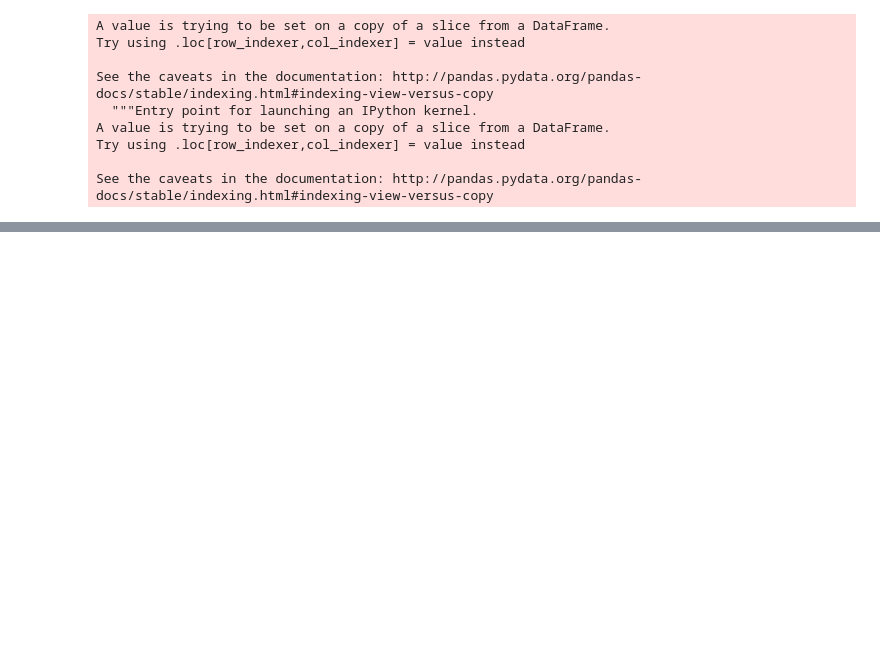
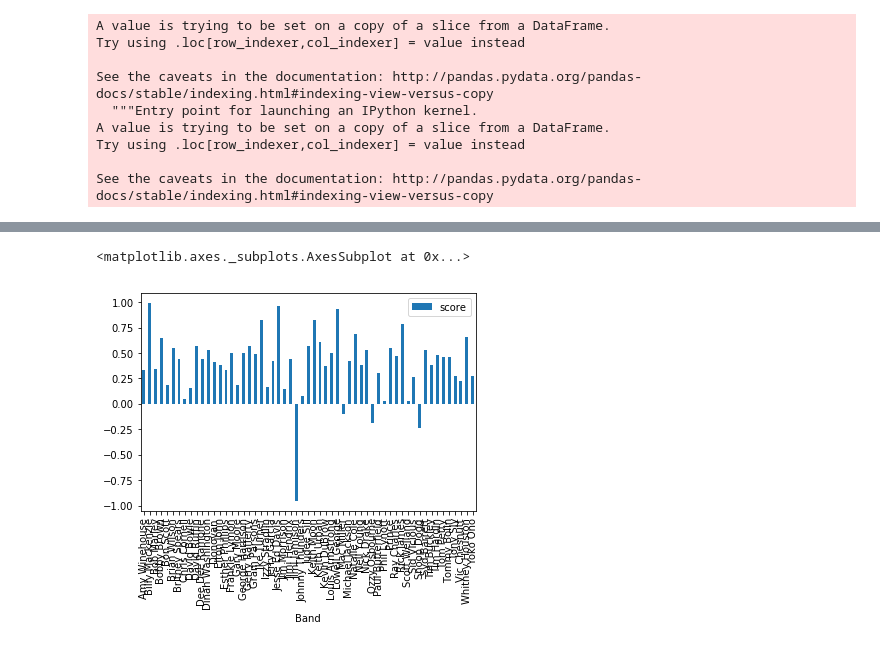
Before and after one commit to kachiem/COGS108_final, a Jupyter notebook: gettingNames.ipynb, the cells around one changed output, grey strips where cells are left out. Saved outputs shown, nothing was run; the diff lists cells and outputs as text; code cells hidden in the pictures; blank space fills up the shorter version.

```diff
--- a/gettingNames.ipynb
+++ b/gettingNames.ipynb
@@ -248,0 +241,11 @@ pd5
+# %%
+si = SentimentIntensityAnalyzer()
+scores = [];
+for song in pd5["Lyrics"]:
+    result = si.polarity_scores(song)
+    score = result["compound"]
+    scores.append(score)
+pd5.insert(3, "score",scores, True)
+# %%
+sentimentScores = pd5.groupby(["Band"]).mean()
+sentimentScores
@@ -248,0 +271,6 @@ pd5
+# %%
+sentimentScores.plot.bar()
+#Jimi Jamison with low low score
+# %% [output]
+<matplotlib.axes._subplots.AxesSubplot at 0x...>
+[figure, added]
```
Also changed, not shown: parts of 10 cells of this notebook.
